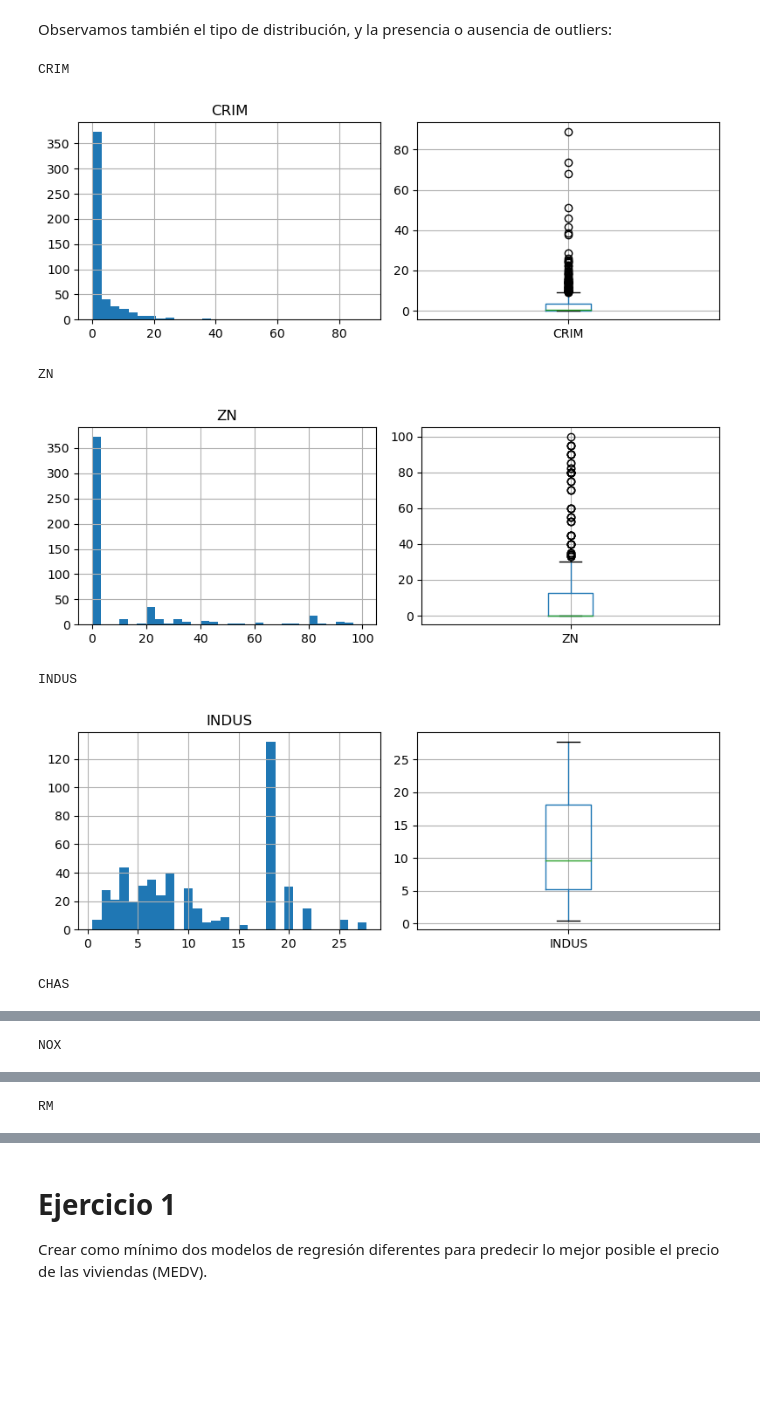
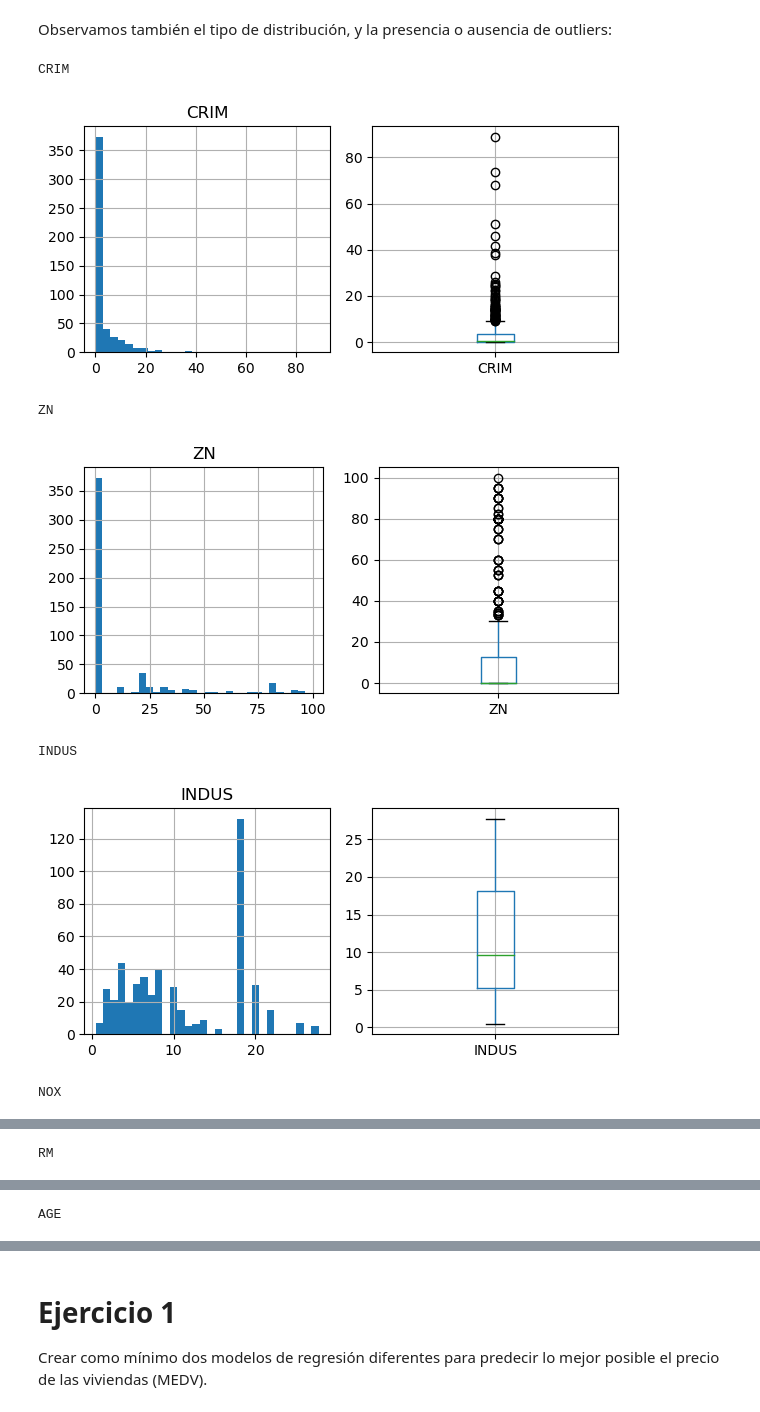
Before and after one commit to karel10/ML_regressions, a Jupyter notebook: Tarea M6 T01.ipynb, the cells around one changed output, grey strips where cells are left out. Saved outputs shown, nothing was run; the diff lists cells and outputs as text; code cells hidden in the pictures; blank space fills up the shorter version.

```diff
--- a/Tarea M6 T01.ipynb
+++ b/Tarea M6 T01.ipynb
@@ -119,28 +142,28 @@ Todo son números, ya sean integers of floats. Como no hay "missing data", ni du
 # %% [markdown]
 Observamos también el tipo de distribución, y la presencia o ausencia de outliers:
 # %%
-for col in pisos_Boston.columns:
+for col in pisos_Boston.drop(columns=['CHAS', 'RAD']).columns:
     print(col)
 
     # Create a figure and a set of subplots
-    fig, axs = plt.subplots(nrows=1, ncols=2, figsize=(8, 3))
+    fig, axs = plt.subplots(nrows=1, ncols=2, figsize=(6, 3))
 
     # Plot a histogram on the first subplot
     pisos_Boston.hist(column=col, bins=30, ax=axs[0])
 
     # Plot a boxplot on the second subplot
     pisos_Boston.boxplot(column=col, ax=axs[1])
 
     # Adjust the layout
     plt.tight_layout()
 
     # Show the plot
     plt.show()
 # %% [output]
 CRIM
-[figure, old version]
+[figure, new version]
 ZN
-[figure, old version]
+[figure, new version]
 INDUS
-[figure, old version]
+[figure, new version]
-CHAS
+NOX
@@ -148 +171 @@ CHAS
-NOX
+RM
@@ -150 +173 @@ NOX
-RM
+AGE
```
Also changed, not shown: parts of 117 cells of this notebook.
